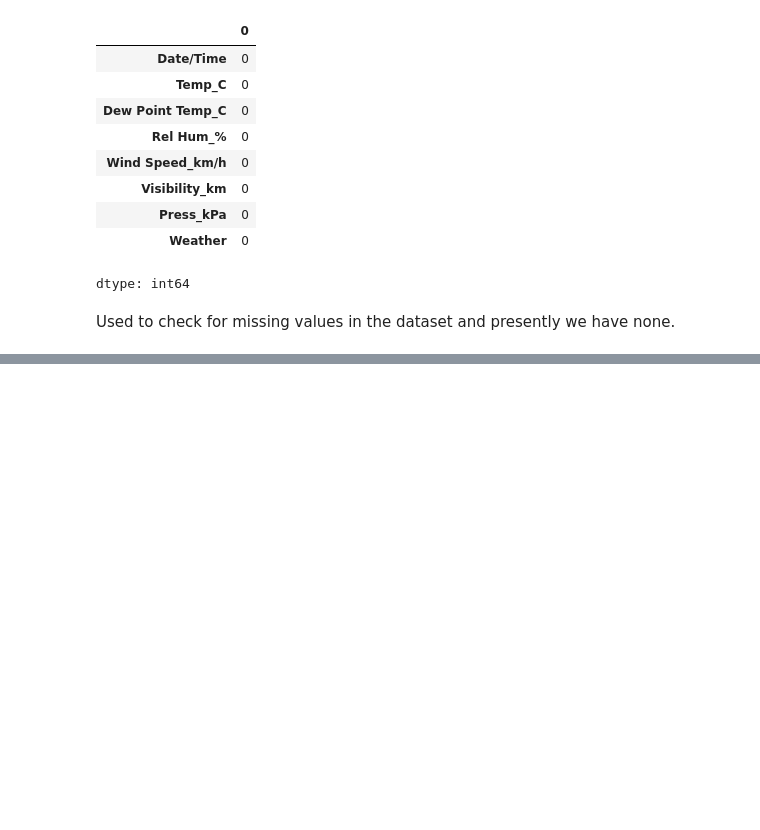
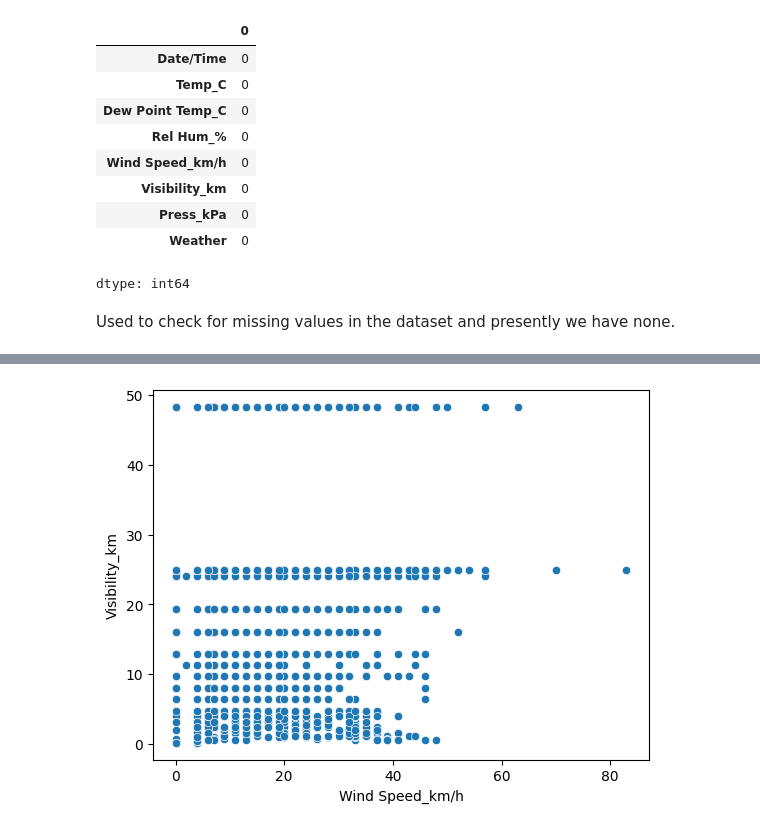
Before and after one commit to mutlyn/week_two_project, a Jupyter notebook: Weather_EDA.ipynb, the cells around one changed output, grey strips where cells are left out. Drawn from its saved outputs; the diff is of its cells as text; code cells hidden in the pictures; blank space fills up the shorter version.

```diff
--- a/Weather_EDA.ipynb
+++ b/Weather_EDA.ipynb
@@ -67,0 +109,5 @@ Used to check for missing values in the dataset and presently we have none.
+# %%
+sns.scatterplot(x='Wind Speed_km/h', y='Visibility_km', data=df)
+plt.show()
+# %% [output]
+[figure, added]
```
Also changed, not shown: parts of 14 cells of this notebook.
